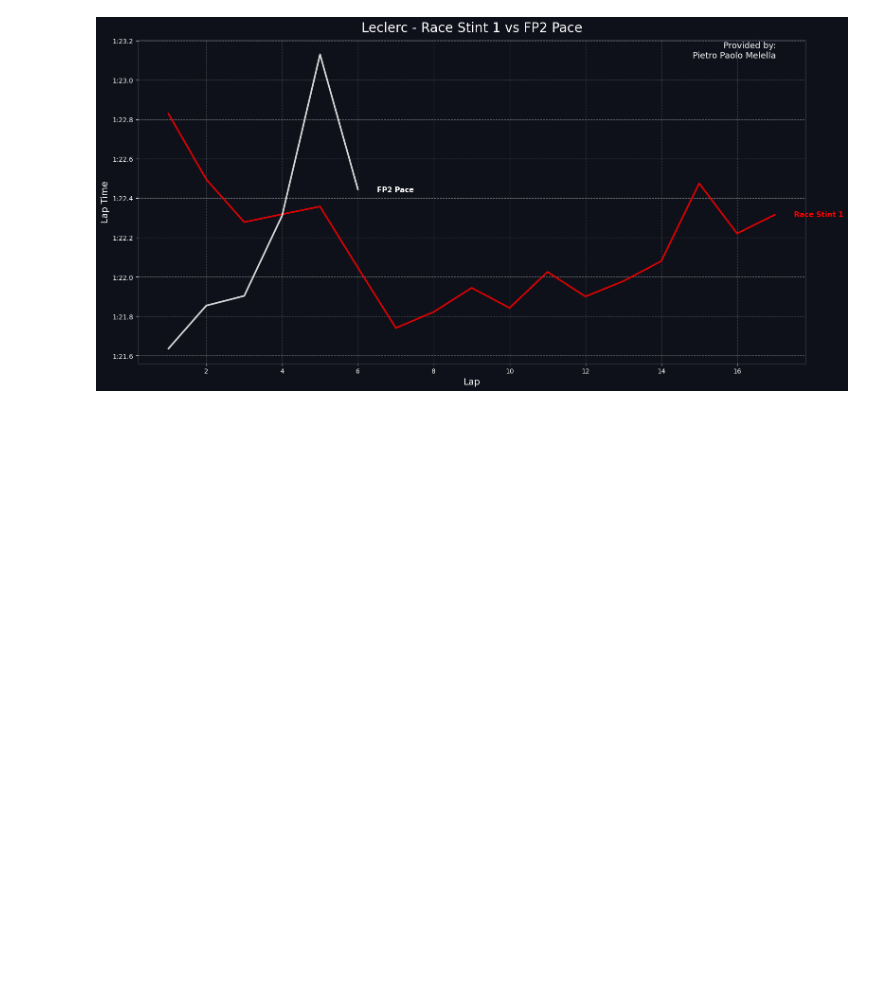
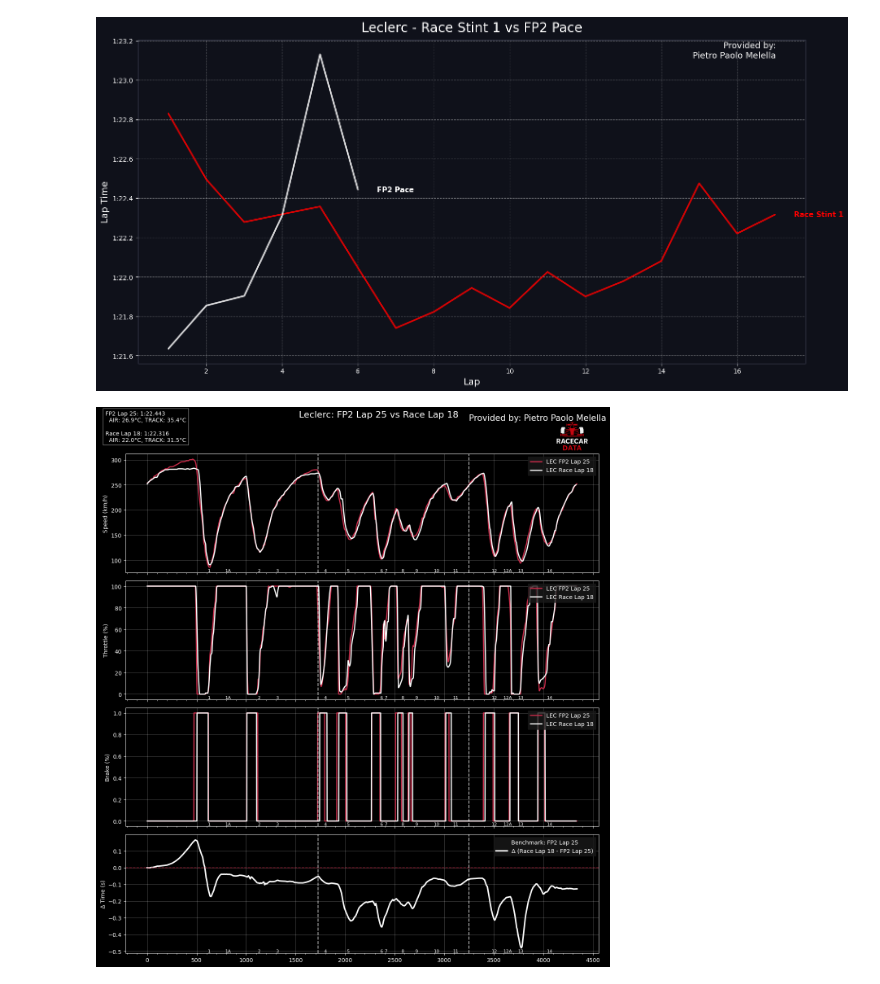
Before and after one commit to QuantumGhost98/F1, a Jupyter notebook: 2025/Budapest/Budapest_compare_racepace_fp2_R.ipynb, the cells around one changed output. Saved outputs shown, nothing was run; the diff lists cells and outputs as text; code cells hidden in the pictures; blank space fills up the shorter version.

```diff
--- a/2025/Budapest/Budapest_compare_racepace_fp2_R.ipynb
+++ b/2025/Budapest/Budapest_compare_racepace_fp2_R.ipynb
@@ -456,0 +788,5 @@ plotter.plot()
+# %%
+# Compare FP2 lap 5 with Race lap 12
+compare_laps(25, 18, channels=['Speed', 'Throttle', 'Brake', 'Delta'])
+# %% [output]
+[figure, added]
```
Also changed, not shown: parts of 3 cells of this notebook, 3 other files.
